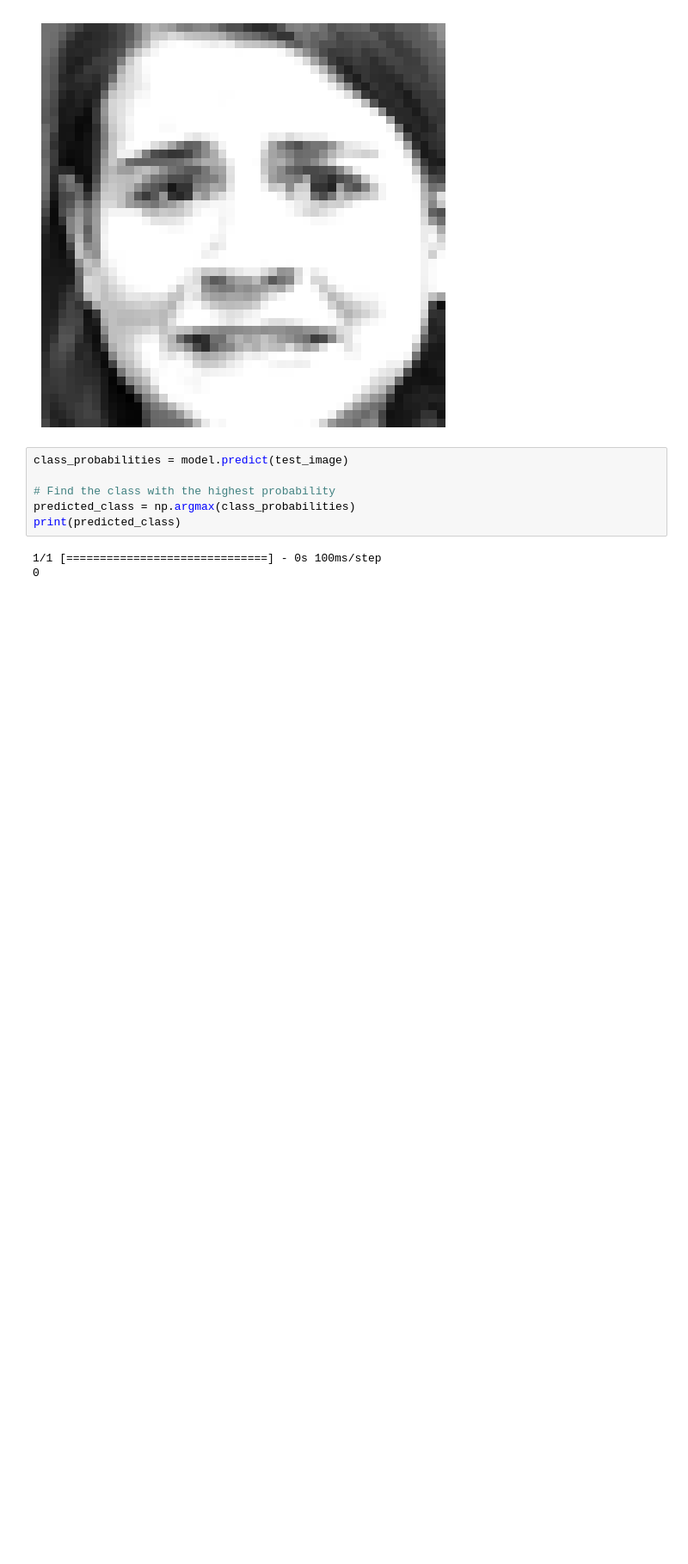
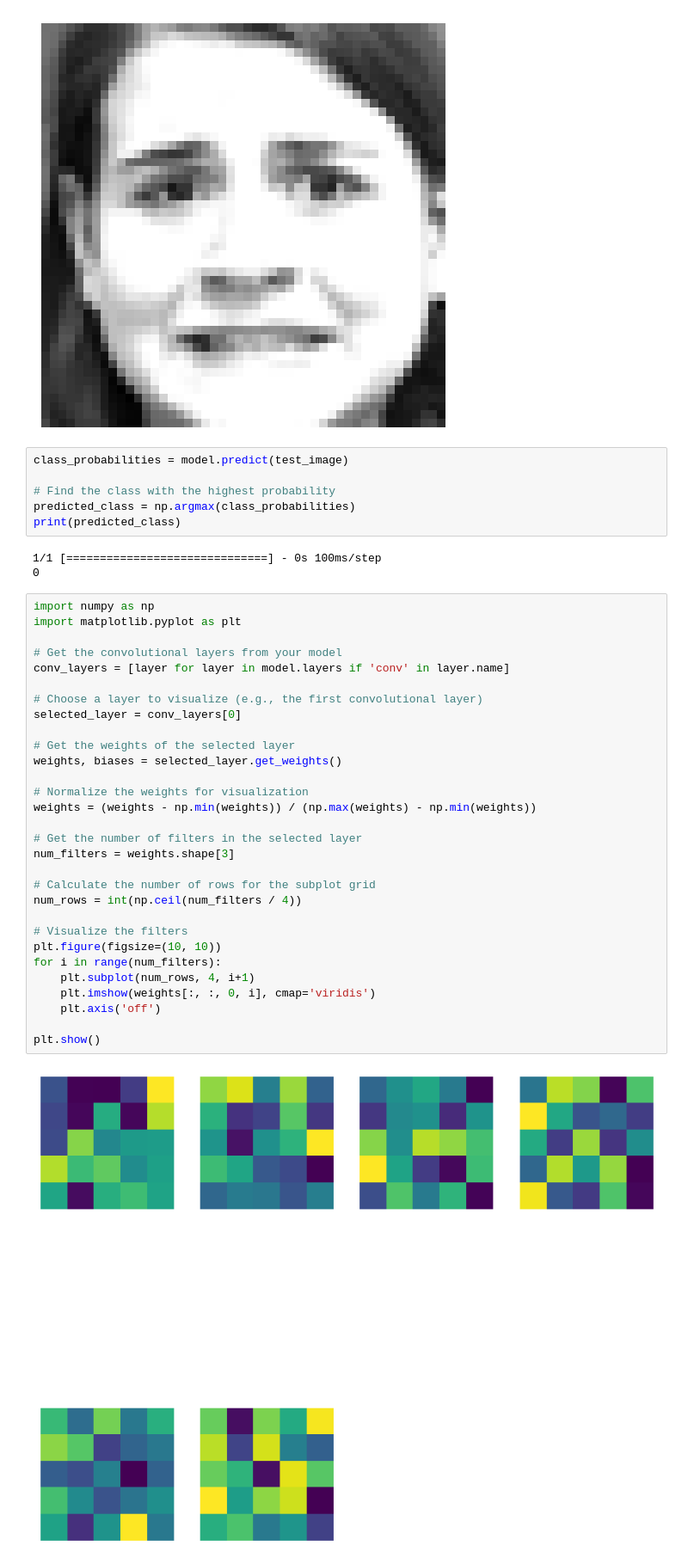
Before and after one commit to Annoyshah/test-1, a Jupyter notebook: Emotion_Recognition.ipynb, the cells around one changed output. Shown: that part at 86% size. Drawn from its saved outputs; the diff is of its cells as text; blank space fills up the shorter version.

```diff
--- a/Emotion_Recognition.ipynb
+++ b/Emotion_Recognition.ipynb
@@ -494,3 +499,35 @@ print(predicted_class)
 # %% [output]
 1/1 [==============================] - 0s 100ms/step
 0
+# %%
+import numpy as np
+import matplotlib.pyplot as plt
+
+# Get the convolutional layers from your model
+conv_layers = [layer for layer in model.layers if 'conv' in layer.name]
+
+# Choose a layer to visualize (e.g., the first convolutional layer)
+selected_layer = conv_layers[0]
+
+# Get the weights of the selected layer
+weights, biases = selected_layer.get_weights()
+
+# Normalize the weights for visualization
+weights = (weights - np.min(weights)) / (np.max(weights) - np.min(weights))
+
+# Get the number of filters in the selected layer
+num_filters = weights.shape[3]
+
+# Calculate the number of rows for the subplot grid
+num_rows = int(np.ceil(num_filters / 4))
+
+# Visualize the filters
+plt.figure(figsize=(10, 10))
+for i in range(num_filters):
+    plt.subplot(num_rows, 4, i+1)
+    plt.imshow(weights[:, :, 0, i], cmap='viridis')
+    plt.axis('off')
+
+plt.show()
+# %% [output]
+[figure, added]
```
Also changed, not shown: parts of 4 cells of this notebook.
